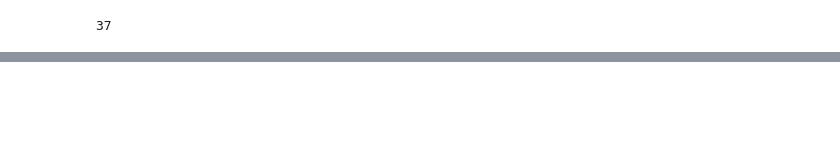
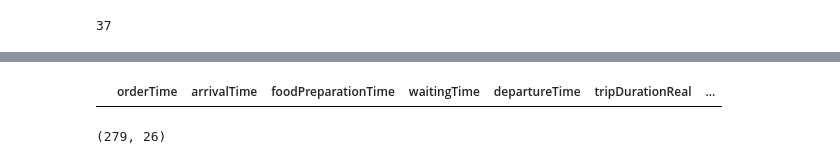
Before and after one commit to Mingyi1995/FoodDeliveryRidesharing, a Jupyter notebook: StaticAssign_5min_TW.ipynb, the cells around one changed output, grey strips where cells are left out. Drawn from its saved outputs; the diff is of its cells as text; code cells hidden in the pictures; blank space fills up the shorter version.

```diff
--- a/StaticAssign_5min_TW.ipynb
+++ b/StaticAssign_5min_TW.ipynb
@@ -469,0 +479,8 @@ dtype: int64
+# %%
+output.loc[order['rider']=='3rd']
+# %% [output]
+|  | orderTime | arrivalTime | foodPreparationTime | waitingTime | departureTime | tripDurationReal | ... |
+# %%
+output.shape
+# %% [output]
+(279, 26)
```
Also changed, not shown: parts of 43 cells of this notebook.
